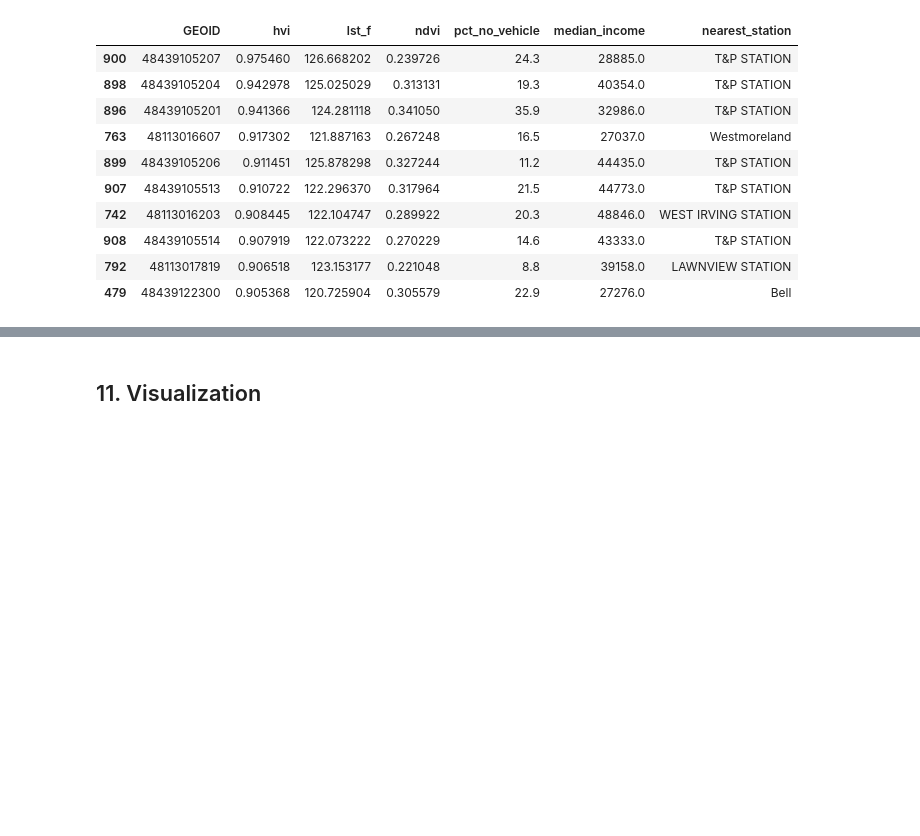
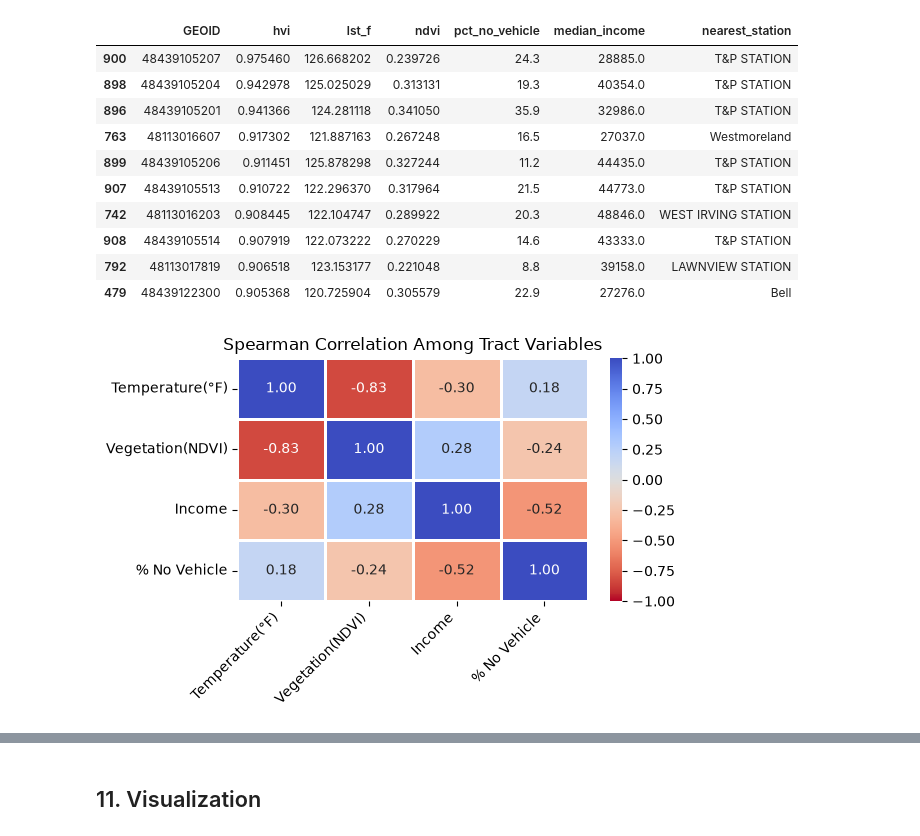
Before and after one commit to tinlongg/DFW_UrbanHeat, a Jupyter notebook: heat.ipynb, the cells around one changed output, grey strips where cells are left out. Drawn from its saved outputs; the diff is of its cells as text; code cells hidden in the pictures; blank space fills up the shorter version.

```diff
--- a/heat.ipynb
+++ b/heat.ipynb
@@ -304,3 +296,44 @@ tracts_analysis.nlargest(10, "hvi")[
 | 479 | 48439122300 | 0.905368 | 120.725904 | 0.305579 | 22.9 | 27276.0 | Bell |
 # %%
 tracts_analysis.to_file("data/processed/tracts_hvi.geojson", driver="GeoJSON")
+# %%
+#Q2
+temp_list = tracts_analysis.select(['lst_f'])
+ndvi_list = tracts_analysis.select(['ndvi'])
+
+spearres, p = stats.spearmanr(temp, ndvi)
+pearres = stats.pearsonr(temp, ndvi)
+# print(spearres.statistic, spearres.pvalue)
+# print(pearres.statistic, pearres.pvalue)
+
+corr_table = tracts_analysis[['lst_f','ndvi','median_income','pct_no_vehicle']].corr(method='spearman')
+corr_table = corr_table.rename(columns={
+    'lst_f': 'Temperature(°F)',
+    'ndvi': 'Vegetation(NDVI)',
+    'median_income': 'Income',
+    'pct_no_vehicle': '% No Vehicle'
+}
+)
+corr_table = corr_table.rename(index={
+    'lst_f': 'Temperature(°F)',
+    'ndvi': 'Vegetation(NDVI)',
+    'median_income': 'Income',
+    'pct_no_vehicle': '% No Vehicle'
+}
+)
+plt.figure(figsize=(6,4))
+sns.heatmap(
+    corr_table,
+    annot=True,
+    fmt='.2f',
+    cmap='coolwarm_r',
+    center= 0, vmin=-1,vmax=1,
+    linewidths=1
+)
+
+plt.title('Spearman Correlation Among Tract Variables')
+plt.xticks(rotation=45, ha='right')
+plt.tight_layout()
+plt.savefig('data/figures/spearcorrelation.svg', dpi=300, bbox_inches='tight')
+# %% [output]
+[figure, added]
```
Also changed, not shown: parts of 7 cells of this notebook, 5 other files.
